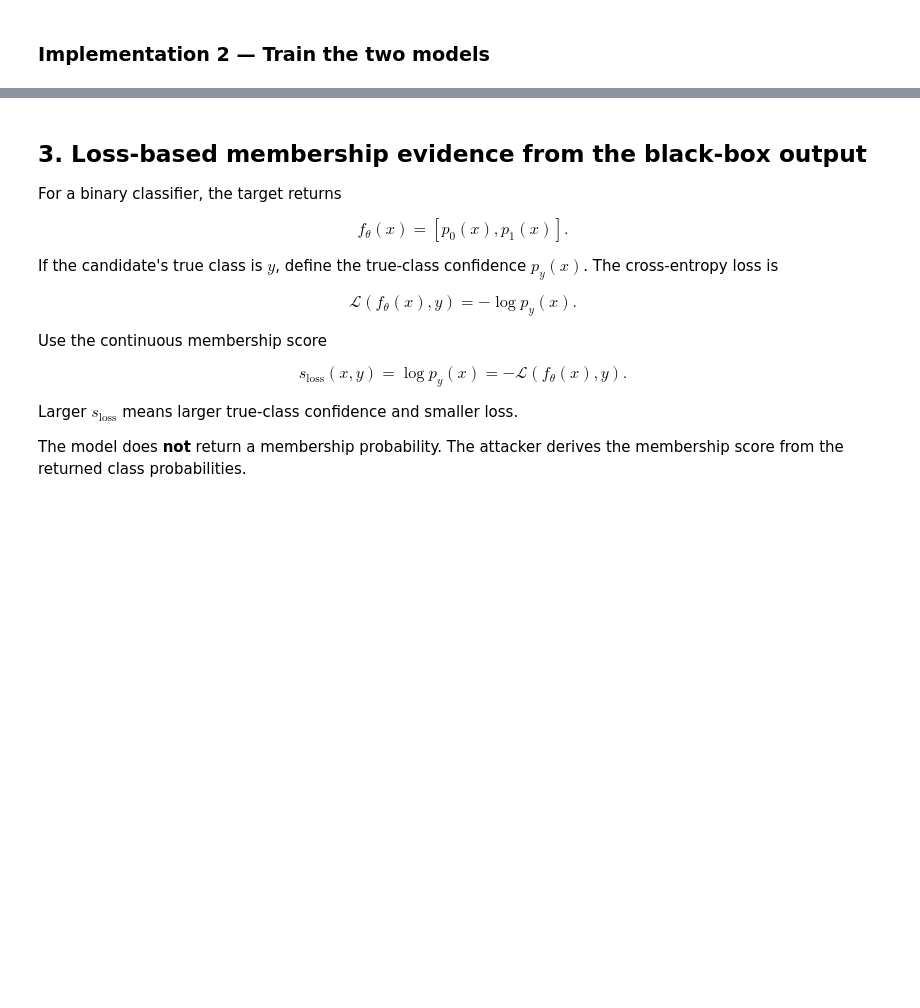
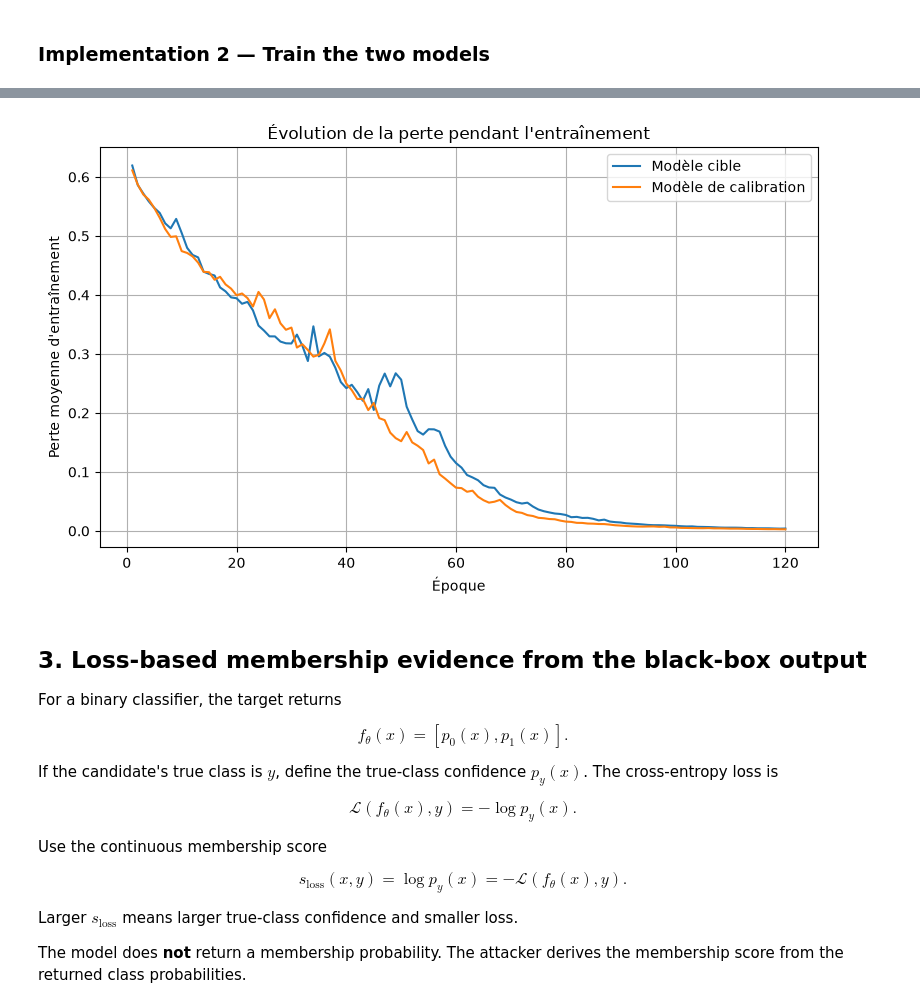
Before and after one commit to bonivalyvan/ML-Trainning-and-evaluation, a Jupyter notebook: Memberships Inference Attacks/Membership_Inference_Medical_AI.ipynb, the cells around one changed output, grey strips where cells are left out. Saved outputs shown, nothing was run; the diff lists cells and outputs as text; code cells hidden in the pictures; blank space fills up the shorter version.

Commit message:
Train the two models

```diff
--- a/Memberships Inference Attacks/Membership_Inference_Medical_AI.ipynb
+++ b/Memberships Inference Attacks/Membership_Inference_Medical_AI.ipynb
@@ -412,0 +479,5 @@ Predict the qualitative result:
+# %%
+# 3. Train target_model on target_train for 120 epochs.
+
+target_model = SmallCNN().to(device)
+target_losses = train_supervised(target_model, target_train_loader)
@@ -412,0 +498,8 @@ Predict the qualitative result:
+# %%
+# 4. Train a fresh calibration_model on auxiliary_train for 120 epochs.
+
+calibration_model = SmallCNN().to(device)
+calibration_losses = train_supervised(
+    calibration_model,
+    auxiliary_train_loader
+)
@@ -413,3 +561,21 @@ Predict the qualitative result:
+# %%
+# 6. Plot the training-loss curves.
+
+epochs = range(1, NUM_EPOCHS + 1)
+
+plt.figure(figsize=(8, 5))
+plt.plot(epochs, target_losses, label="Modèle cible")
+plt.plot(epochs, calibration_losses, label="Modèle de calibration")
+
+plt.xlabel("Époque")
+plt.ylabel("Perte moyenne d'entraînement")
+plt.title("Évolution de la perte pendant l'entraînement")
+plt.legend()
+plt.grid(True)
+plt.tight_layout()
+plt.show()
+# %% [output]
+[figure, added]
 # %% [markdown]
 ## 3. Loss-based membership evidence from the black-box output
 
```
Also changed, not shown: parts of 6 cells of this notebook.
